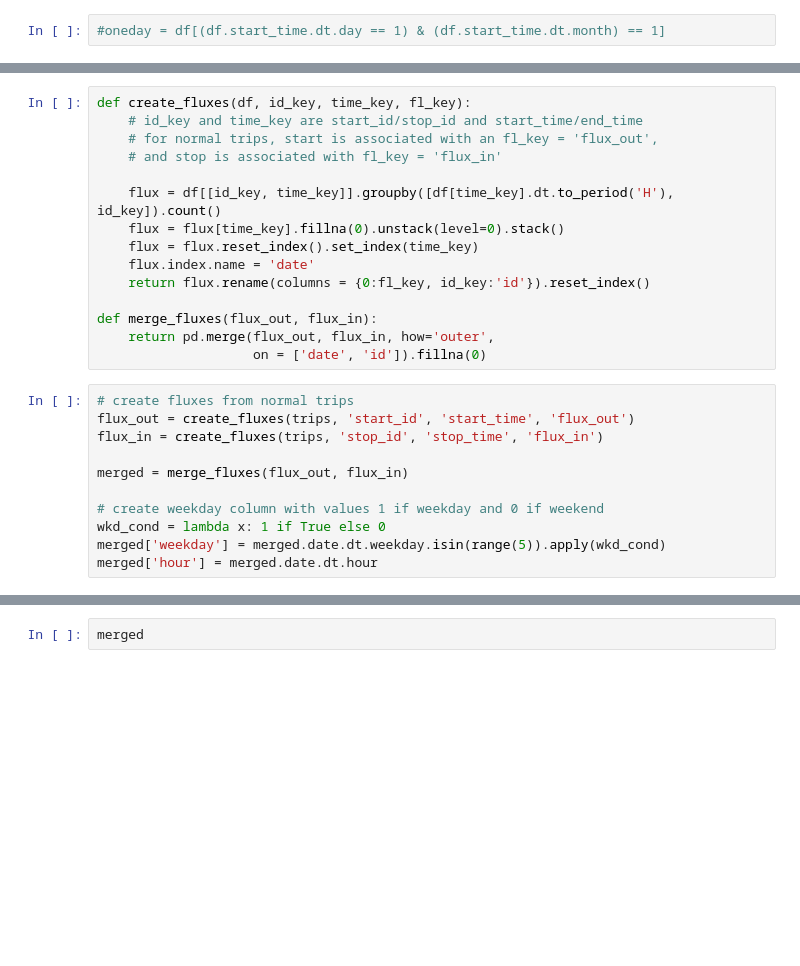
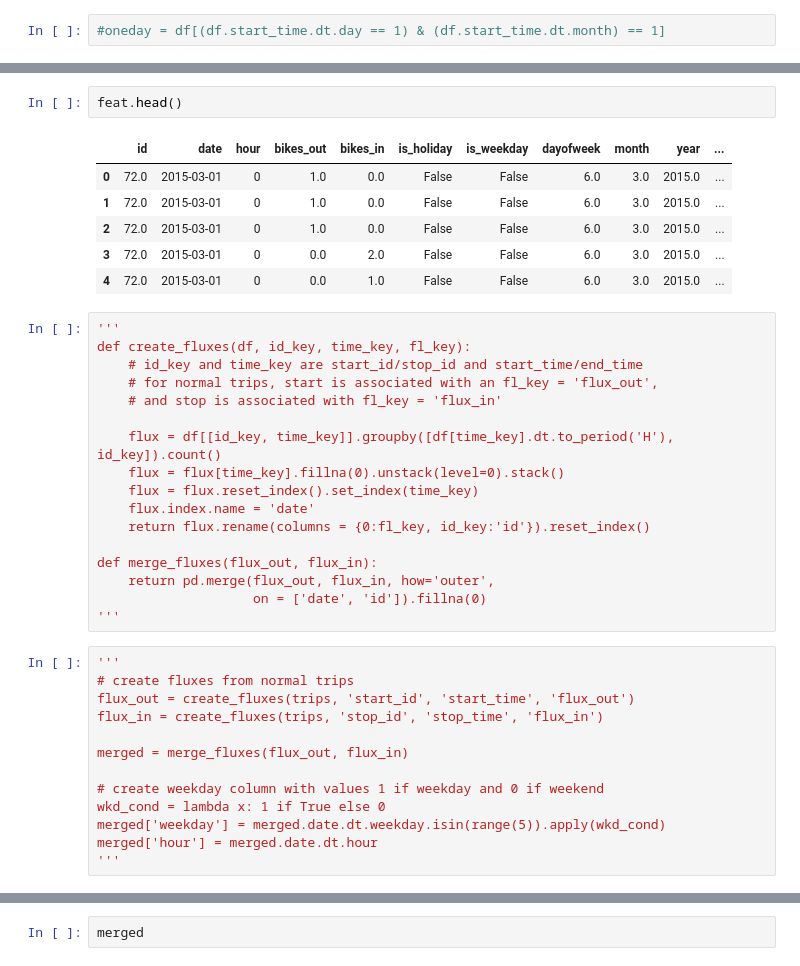
Before and after one commit to djevans071/Rebalancing-Citibike, a Jupyter notebook: Rebalancing.ipynb, the cells around one changed output, grey strips where cells are left out. Drawn from its saved outputs; the diff is of its cells as text; blank space fills up the shorter version.

```diff
--- a/Rebalancing.ipynb
+++ b/Rebalancing.ipynb
@@ -123,4 +241,14 @@ rebal_df.shape
+# %%
+feat.head()
+# %% [output]
+|  | id | date | hour | bikes_out | bikes_in | is_holiday | is_weekday | dayofweek | month | year | ... |
+| 0 | 72.0 | 2015-03-01 | 0 | 1.0 | 0.0 | False | False | 6.0 | 3.0 | 2015.0 | ... |
+| 1 | 72.0 | 2015-03-01 | 0 | 1.0 | 0.0 | False | False | 6.0 | 3.0 | 2015.0 | ... |
+| 2 | 72.0 | 2015-03-01 | 0 | 1.0 | 0.0 | False | False | 6.0 | 3.0 | 2015.0 | ... |
+| 3 | 72.0 | 2015-03-01 | 0 | 0.0 | 2.0 | False | False | 6.0 | 3.0 | 2015.0 | ... |
+| 4 | 72.0 | 2015-03-01 | 0 | 0.0 | 1.0 | False | False | 6.0 | 3.0 | 2015.0 | ... |
 # %%
+'''
 def create_fluxes(df, id_key, time_key, fl_key):
     # id_key and time_key are start_id/stop_id and start_time/end_time
     # for normal trips, start is associated with an fl_key = 'flux_out',
@@ -135,7 +263,9 @@ def create_fluxes(df, id_key, time_key, fl_key):
 def merge_fluxes(flux_out, flux_in):
     return pd.merge(flux_out, flux_in, how='outer',
                     on = ['date', 'id']).fillna(0)
+'''
 # %%
+'''
 # create fluxes from normal trips
 flux_out = create_fluxes(trips, 'start_id', 'start_time', 'flux_out')
 flux_in = create_fluxes(trips, 'stop_id', 'stop_time', 'flux_in')
@@ -146,6 +276,7 @@ merged = merge_fluxes(flux_out, flux_in)
 wkd_cond = lambda x: 1 if True else 0
 merged['weekday'] = merged.date.dt.weekday.isin(range(5)).apply(wkd_cond)
 merged['hour'] = merged.date.dt.hour
+'''
 # %%
 ages = year - trips.birth_year
 trips['ages'] = ages
```
Also changed, not shown: parts of 41 cells of this notebook, 5 other files.
